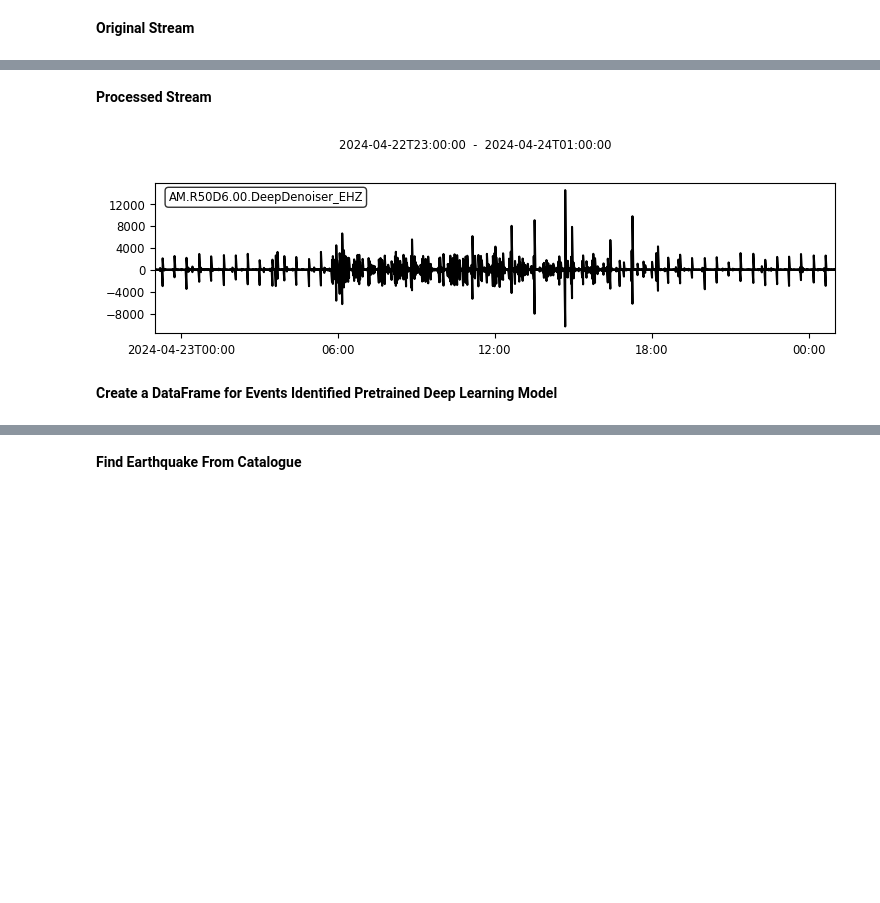
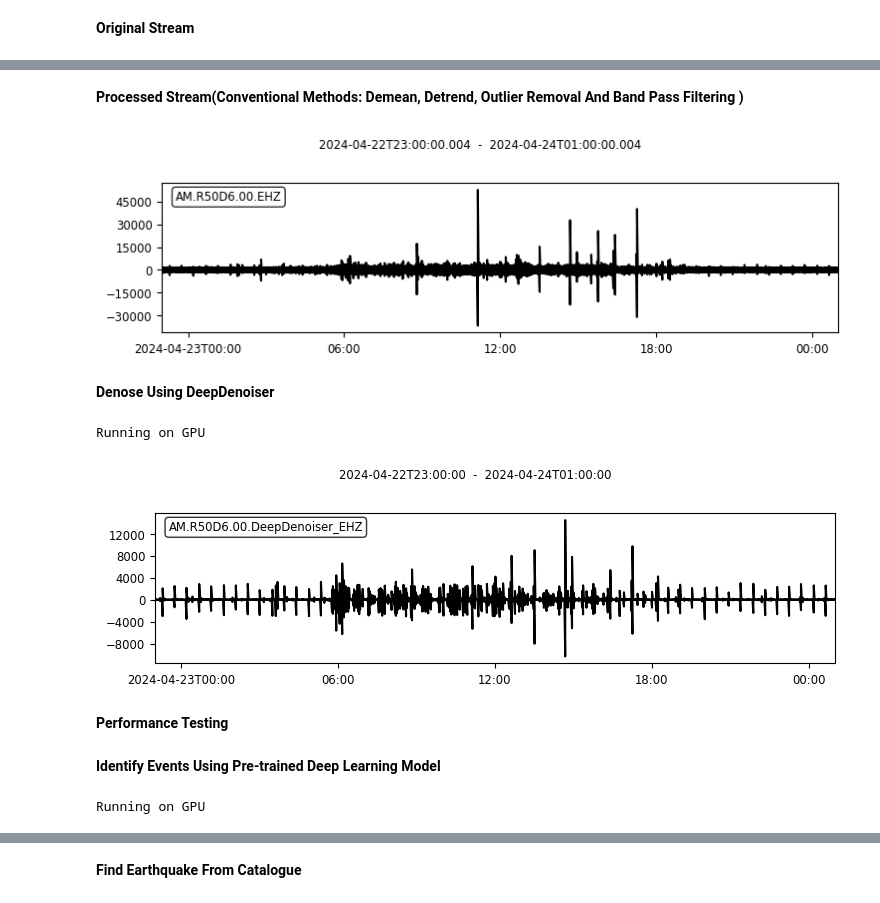
Before and after one commit to QingyuanZhangTony/Earthquake-Identification-And-Notification, a Jupyter notebook: interactiveMain.ipynb, the cells around one changed output, grey strips where cells are left out. Saved outputs shown, nothing was run; the diff lists cells and outputs as text; code cells hidden in the pictures; blank space fills up the shorter version.

```diff
--- a/interactiveMain.ipynb
+++ b/interactiveMain.ipynb
@@ -28,0 +23,3 @@ Data for 2024-04-23 already exist.
+# %%
+stream = download_stream(date, station)
+print(stream)
@@ -29,11 +33,6 @@ Data for 2024-04-23 already exist.
 # %% [markdown]
 **Original Stream**
 # %%
-# Get stream from mseed file using date and st
-stream = get_stream(date, station)
-print(stream)
-
-# Before processing
 stream.plot()
 plt.show()
 plt.close()
@@ -43,11 +40,29 @@ AM.R50D6.00.EHZ | 2024-04-22T23:00:00.004000Z - 2024-04-24T01:00:00.004000Z | 10
 [figure]
 # %% [markdown]
-**Processed Stream**
+**Processed Stream(Conventional Methods: Demean, Detrend, Outlier Removal And Band Pass Filtering )**
+# %%
+processed_stream = stream_process(stream)
+
+processed_stream.plot()
+plt.show()
+plt.close()
+# %% [output]
+[figure, added]
+# %% [markdown]
+**Denose Using DeepDenoiser**
 # %%
-processed_stream = stream_process(stream)
-processed_stream = deep_denoiser(processed_stream)
+denoiser_model = sbm.DeepDenoiser.from_pretrained("original")
+
+enable_GPU(denoiser_model)
+
+# Denoising the stream using pre-trained model
+processed_stream = deep_denoiser(processed_stream, denoiser_model)
+
 processed_stream.plot()
 plt.show()
 plt.close()
 # %% [output]
+Running on GPU
 [figure]
+# %% [markdown]
+**Performance Testing**
@@ -54,3 +78,10 @@ plt.close()
 # %% [markdown]
-**Create a DataFrame for Events Identified Pretrained Deep Learning Model**
+**Identify Events Using Pre-trained Deep Learning Model**
+# %%
+# phase_picking_model = sbm.PhaseNet.from_pretrained("stead")
+# phase_picking_model = sbm.GPD.from_pretrained("stead")
+phase_picking_model = sbm.EQTransformer.from_pretrained("original")
+enable_GPU(phase_picking_model)
+# %% [output]
+Running on GPU
 # %%
```
Also changed, not shown: parts of 23 cells of this notebook, 5 other files.
